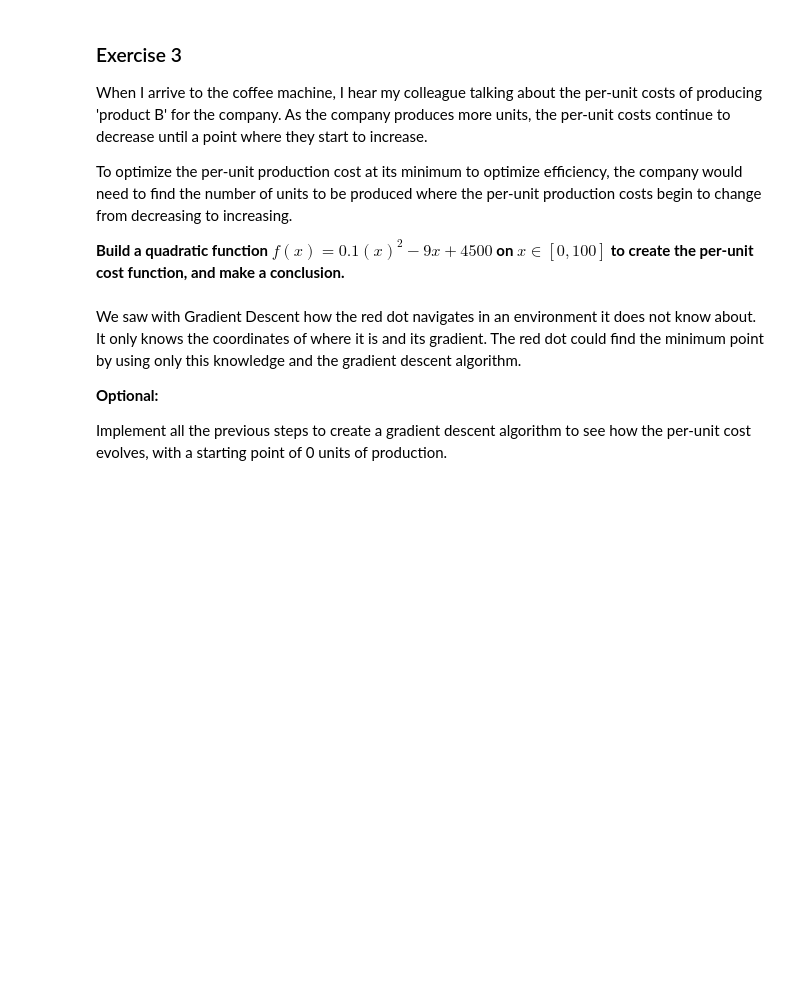
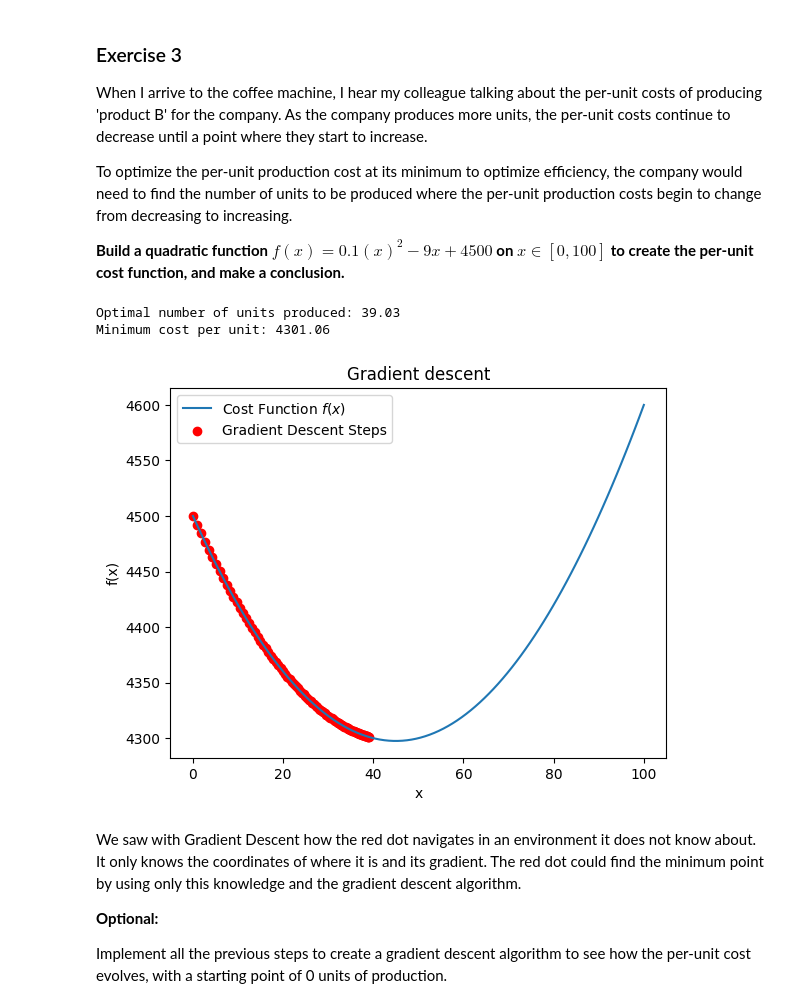
Before and after one commit to Nonpoint93/calculus-and-algebra-problems-with-python, a Jupyter notebook: notebook/problems.ipynb, the cells around one changed output. Saved outputs shown, nothing was run; the diff lists cells and outputs as text; code cells hidden in the pictures; blank space fills up the shorter version.

```diff
--- a/notebook/problems.ipynb
+++ b/notebook/problems.ipynb
@@ -284,6 +298,48 @@ To optimize the per-unit production cost at its minimum to optimize efficiency,
 **Build a quadratic function $f(x)=0.1(x)^2−9x +4500$ on $x∈[0,100]$ to create the per-unit cost function, and make a conclusion.**
 # %%
 # Define and plot the function
+import numpy as np
+import matplotlib.pyplot  as plt
+
+def f(x): return (0.1 * x**2) - (9*x) + 4500
+def gradient(x): return 0.2 * x - 9
+
+# Initial parameters
+x = 0  # Initial point (random)
+learning_rate = 0.1
+tolerance = 1e-6 # break condition
+max_interations = 100
+
+# Data to plot
+x_values = [x]
+f_values = [f(x)]
+
+# Gradient descent loop
+for i in range(max_interations):
+    g = gradient(x)
+    x = x -learning_rate * g
+    x_values.append(x)
+    f_values.append(f(x))
+
+    if abs(g) < tolerance:
+        print(f"Converged in {i + 1} iterations")
+        break
+
+print(f"Optimal number of units produced: {x:.2f}")
+print(f"Minimum cost per unit: {f(x):.2f}")
+
+x_range = np.linspace(0, 100, 100)
+plt.plot(x_range, f(x_range), label = "Cost Function $f(x)$")
+plt.scatter(x_values, f_values, color = 'red', label = "Gradient Descent Steps")
+plt.xlabel("x")
+plt.ylabel("f(x)")
+plt.title("Gradient descent")
+plt.legend()
+plt.show()
+# %% [output]
+Optimal number of units produced: 39.03
+Minimum cost per unit: 4301.06
+[figure, added]
 # %% [markdown]
 We saw with Gradient Descent how the red dot navigates in an environment it does not know about. It only knows the coordinates of where it is and its gradient. The red dot could find the minimum point by using only this knowledge and the gradient descent algorithm.
 
```
Also changed, not shown: parts of 8 cells of this notebook.
